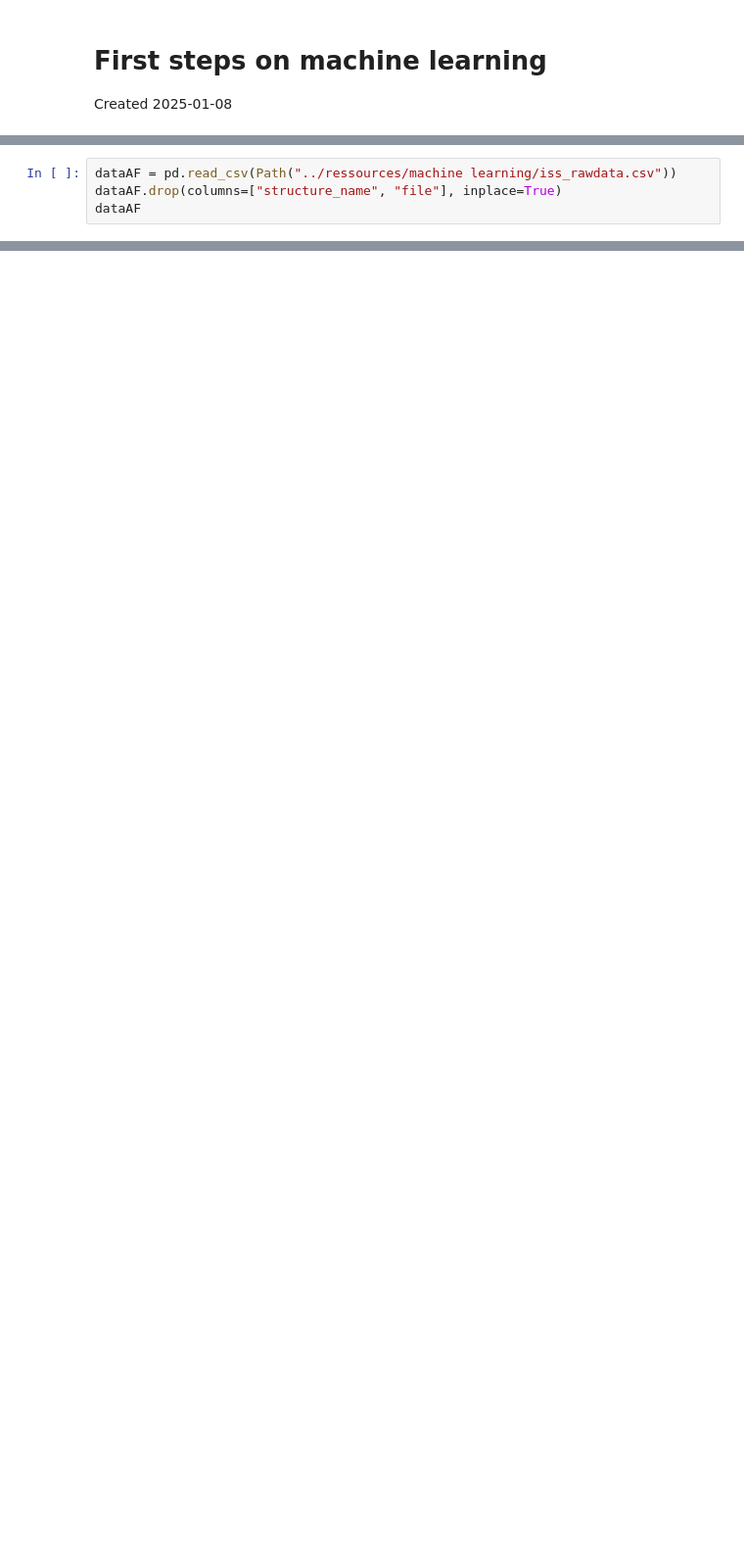
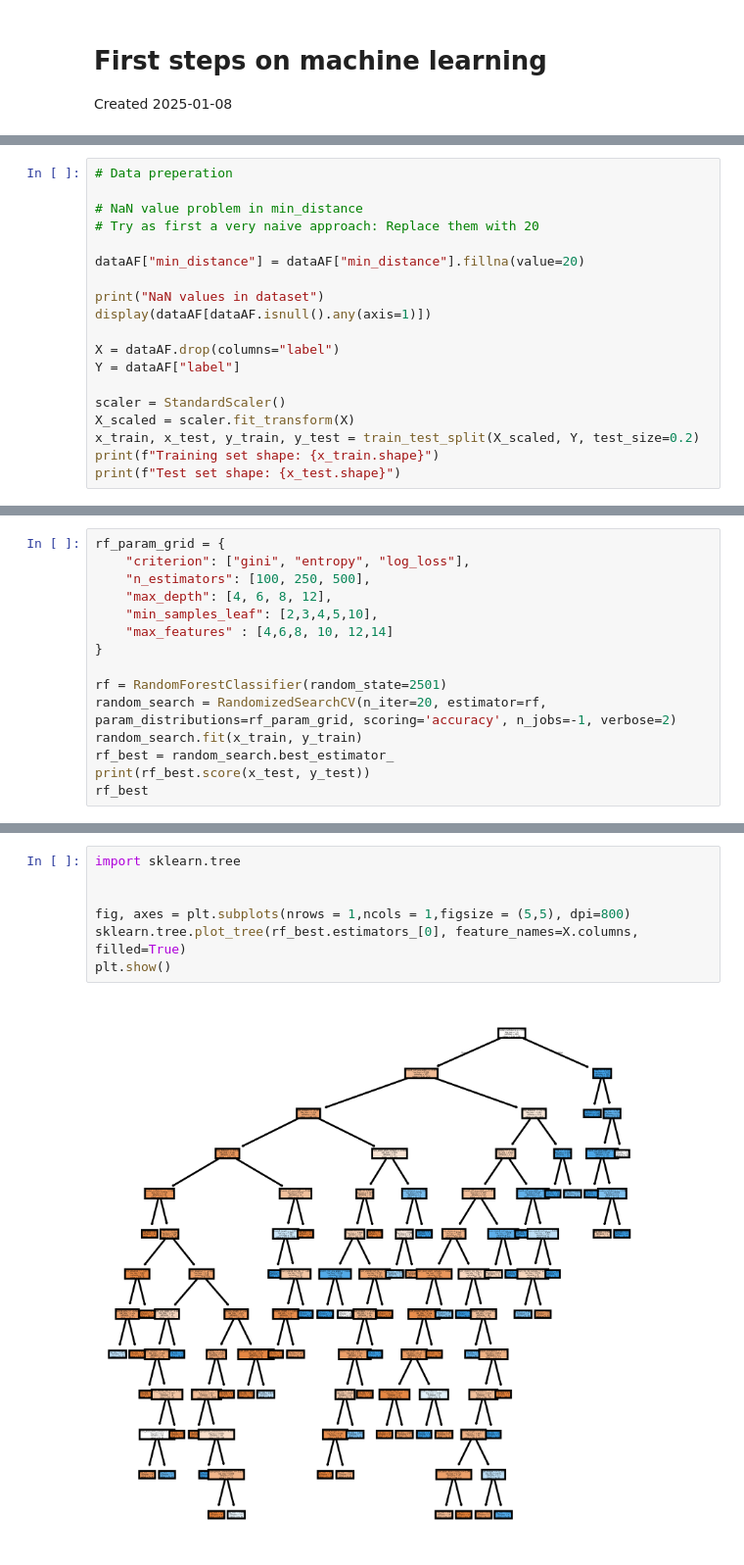
Before and after one commit to andreasmz/bachelorthesis, a Jupyter notebook: machine learning/2025-01-08 ML first steps.ipynb, the cells around one changed output, grey strips where cells are left out. Shown at 98% size. Drawn from its saved outputs; the diff is of its cells as text; blank space fills up the shorter version.

```diff
--- a/machine learning/2025-01-08 ML first steps.ipynb
+++ b/machine learning/2025-01-08 ML first steps.ipynb
@@ -53,4 +51,0 @@ import sklearn as sk
-# %%
-dataAF = pd.read_csv(Path("../ressources/machine learning/iss_rawdata.csv"))
-dataAF.drop(columns=["structure_name", "file"], inplace=True)
-dataAF
@@ -72,0 +52,19 @@ X_train
+# %%
+# Data preperation
+
+# NaN value problem in min_distance
+# Try as first a very naive approach: Replace them with 20
+
+dataAF["min_distance"] = dataAF["min_distance"].fillna(value=20)
+
+print("NaN values in dataset")
+display(dataAF[dataAF.isnull().any(axis=1)])
+
+X = dataAF.drop(columns="label")
+Y = dataAF["label"]
+
+scaler = StandardScaler()
+X_scaled = scaler.fit_transform(X)
+x_train, x_test, y_train, y_test = train_test_split(X_scaled, Y, test_size=0.2)
+print(f"Training set shape: {x_train.shape}")
+print(f"Test set shape: {x_test.shape}")
@@ -72,0 +95,15 @@ X_train
+# %%
+rf_param_grid = {
+    "criterion": ["gini", "entropy", "log_loss"],
+    "n_estimators": [100, 250, 500],
+    "max_depth": [4, 6, 8, 12],
+    "min_samples_leaf": [2,3,4,5,10],
+    "max_features" : [4,6,8, 10, 12,14]
+}
+
+rf = RandomForestClassifier(random_state=2501)
+random_search = RandomizedSearchCV(n_iter=20, estimator=rf, param_distributions=rf_param_grid, scoring='accuracy', n_jobs=-1, verbose=2)
+random_search.fit(x_train, y_train)
+rf_best = random_search.best_estimator_
+print(rf_best.score(x_test, y_test))
+rf_best
@@ -72,0 +119,9 @@ X_train
+# %%
+import sklearn.tree
+
+
+fig, axes = plt.subplots(nrows = 1,ncols = 1,figsize = (5,5), dpi=800)
+sklearn.tree.plot_tree(rf_best.estimators_[0], feature_names=X.columns, filled=True)
+plt.show()
+# %% [output]
+[figure, added]
```
Also changed, not shown: parts of 29 cells of this notebook, 2 other files.
